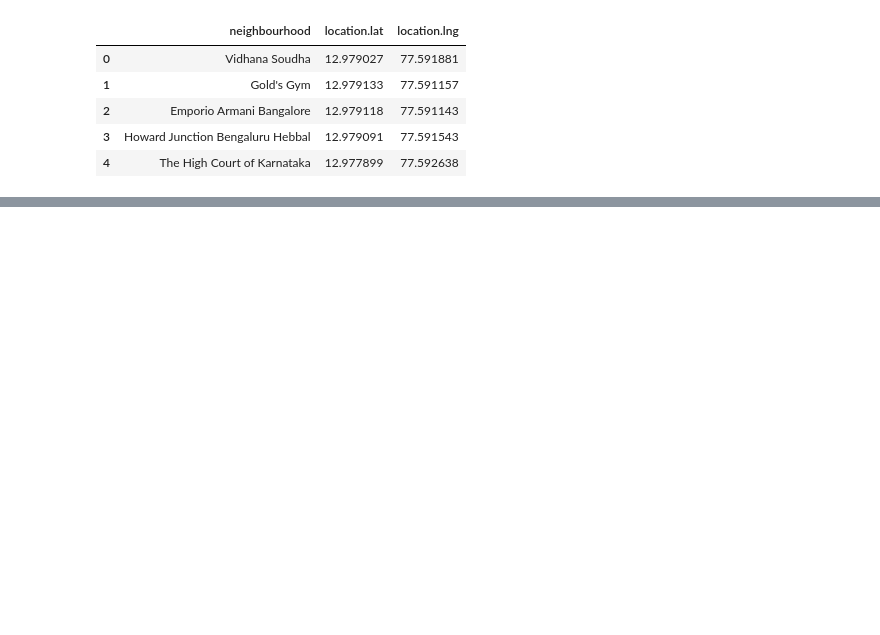
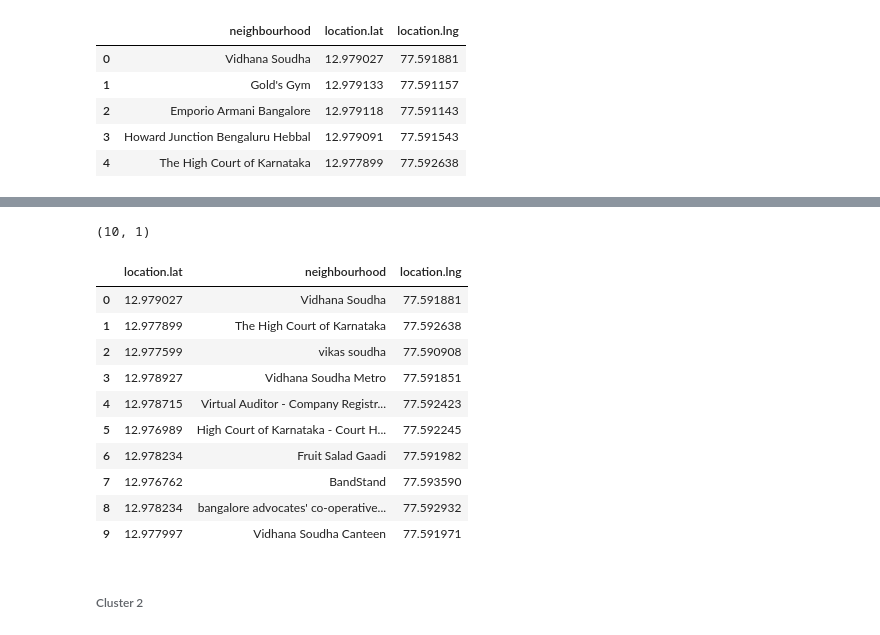
Before and after one commit to amysamy18/Coursera_Capstone, a Jupyter notebook: Capstone project-The Battle of Neighbourhoods.ipynb, the cells around one changed output, grey strips where cells are left out. Cells and saved outputs as stored; diff of their text form; code cells hidden in the pictures; blank space fills up the shorter version.

```diff
--- a/Capstone project-The Battle of Neighbourhoods.ipynb
+++ b/Capstone project-The Battle of Neighbourhoods.ipynb
@@ -134,0 +247,3 @@ df.head()
+# %%
+Cluster1=df_merged.loc[df_merged['Cluster Labels'] == 0, df_merged.columns[[1] + list(range(5, df_merged.shape[1]))]]
+Cluster1
@@ -134,0 +262,21 @@ df.head()
+# %%
+Cluster1.shape
+# %% [output]
+(10, 1)
+# %%
+Cluster1=pd.merge(Cluster1,df,on='location.lat')
+Cluster1
+# %% [output]
+|  | location.lat | neighbourhood | location.lng |
+| 0 | 12.979027 | Vidhana Soudha | 77.591881 |
+| 1 | 12.977899 | The High Court of Karnataka | 77.592638 |
+| 2 | 12.977599 | vikas soudha | 77.590908 |
+| 3 | 12.978927 | Vidhana Soudha Metro | 77.591851 |
+| 4 | 12.978715 | Virtual Auditor - Company Registr... | 77.592423 |
+| 5 | 12.976989 | High Court of Karnataka - Court H... | 77.592245 |
+| 6 | 12.978234 | Fruit Salad Gaadi | 77.591982 |
+| 7 | 12.976762 | BandStand | 77.593590 |
+| 8 | 12.978234 | bangalore advocates' co-operative... | 77.592932 |
+| 9 | 12.977997 | Vidhana Soudha Canteen | 77.591971 |
+# %% [markdown]
+###### Cluster 2
```
Also changed, not shown: parts of 30 cells of this notebook.
